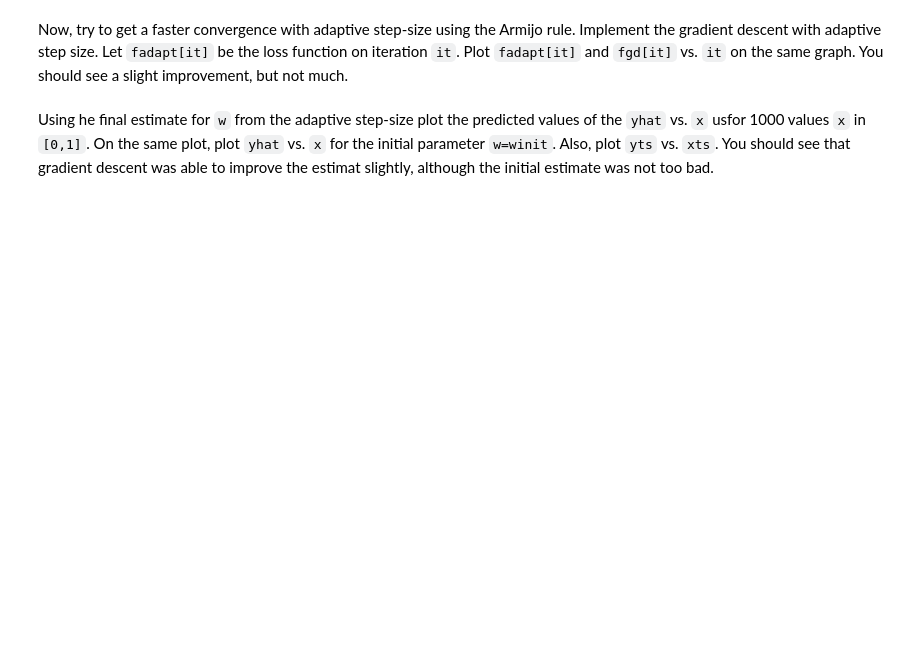
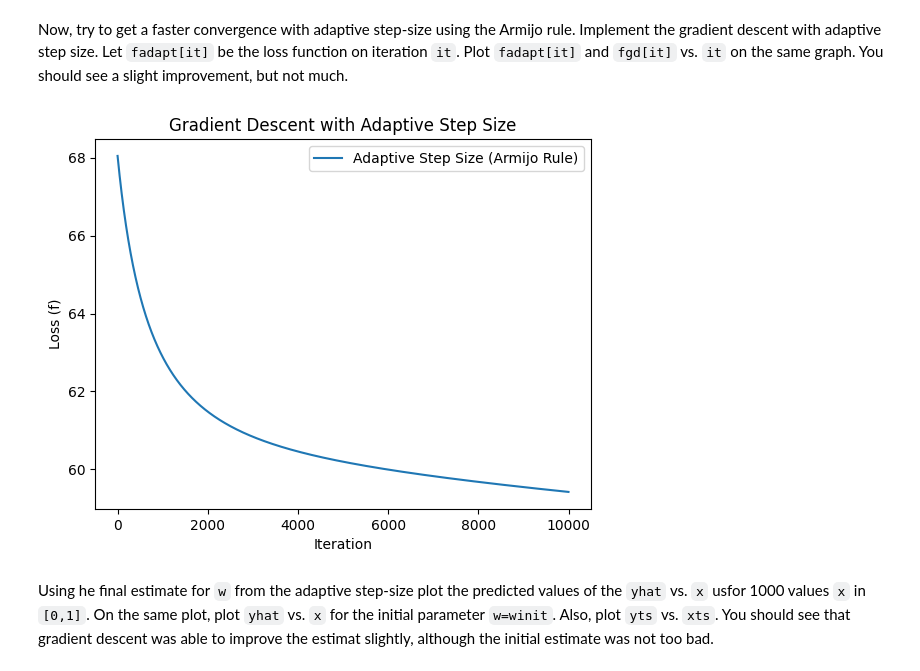
Before and after one commit to dpcarry/introml, a Jupyter notebook: unit07_optim/lab_nlls_partial.ipynb, the cells around one changed output. Cells and saved outputs as stored; diff of their text form; code cells hidden in the pictures; blank space fills up the shorter version.

```diff
--- a/unit07_optim/lab_nlls_partial.ipynb
+++ b/unit07_optim/lab_nlls_partial.ipynb
@@ -289,2 +324,37 @@ step = 1e-6  # Initial step
+# %%
+# TODO
+# fadapt = ...
+w = winit.copy()
+nit = 10000
+step = 1e-6
+alpha = 0.1
+beta = 0.5
+fadapt = np.zeros(nit)
+
+
+for it in range(nit):
+    f, grad = feval(w, xtr, ytr)
+    fadapt[it] = f
+
+    step_size = step
+    while True:
+        w_new = w - step_size * grad
+        f_new, _ = feval(w_new, xtr, ytr)
+
+        if f_new <= f - alpha * step_size * np.dot(grad, grad):
+            break
+        else:
+            step_size *= beta
+
+    w = w_new
+
+plt.plot(range(nit), fadapt, label="Adaptive Step Size (Armijo Rule)")
+plt.xlabel("Iteration")
+plt.ylabel("Loss (f)")
+plt.title("Gradient Descent with Adaptive Step Size")
+plt.legend()
+plt.show()
+# %% [output]
+[figure, added]
 # %% [markdown]
 Using he final estimate for `w` from the adaptive step-size plot the predicted values of the `yhat` vs. `x` usfor 1000 values `x` in `[0,1]`.  On the same plot, plot `yhat` vs. `x` for the initial parameter `w=winit`.  Also, plot `yts` vs. `xts`.  You should see that gradient descent was able to improve the estimat slightly, although the initial estimate was not too bad.
```
Also changed, not shown: parts of 10 cells of this notebook.
